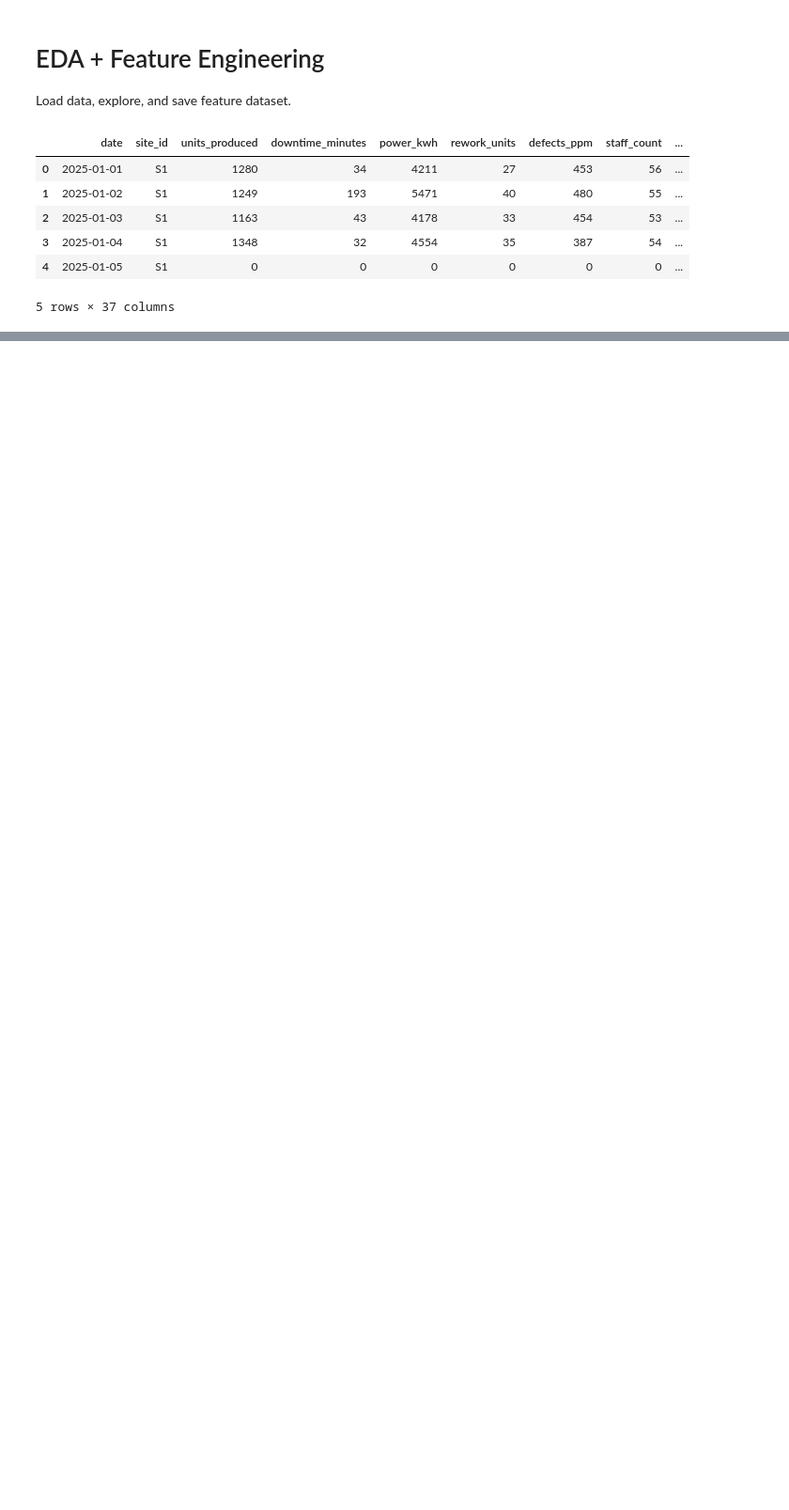
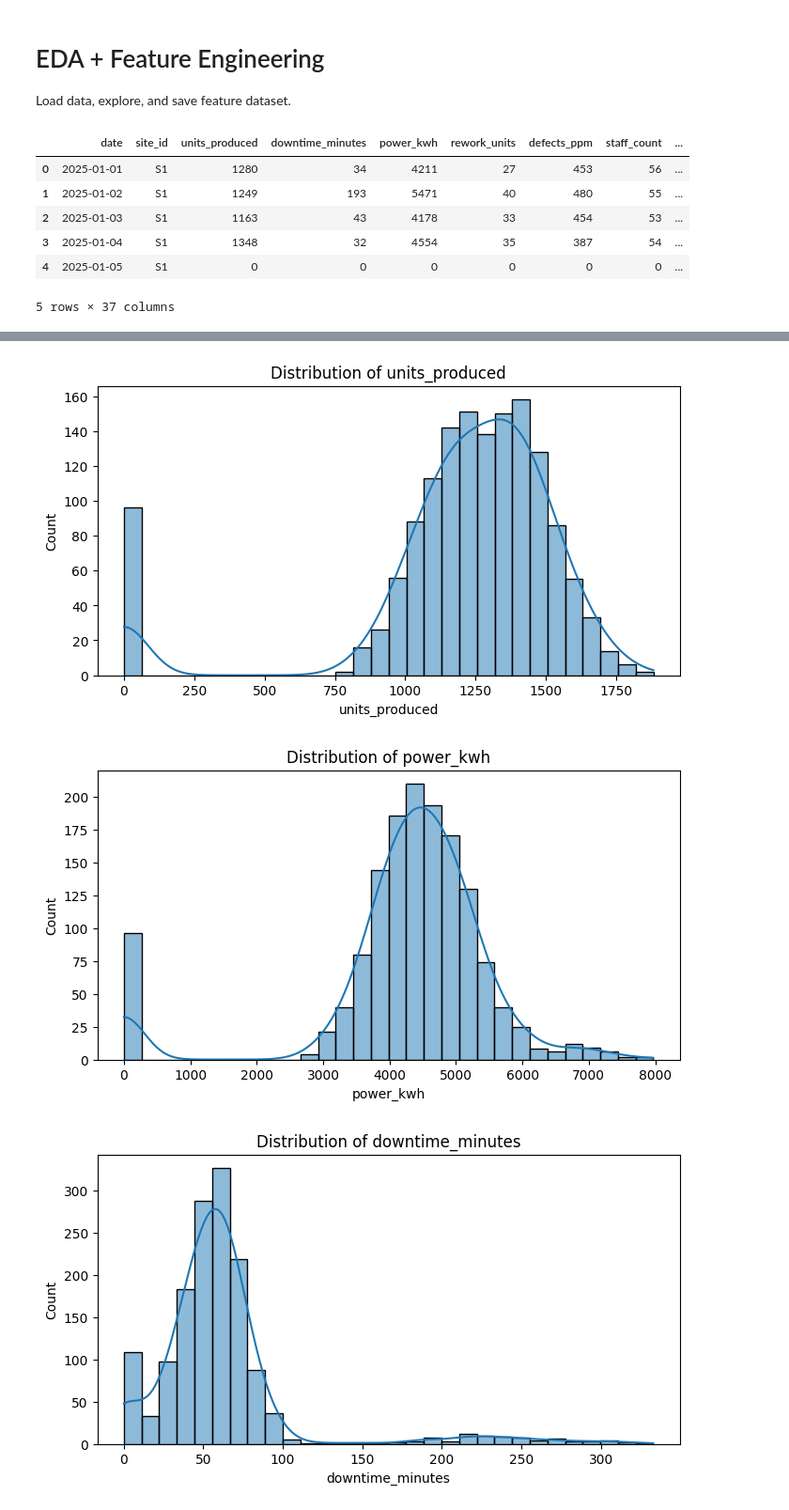
Before and after one commit to PiyushKBhattacharyya/Forecast---Alerting-pipeline-for-multi-site-operations, a Jupyter notebook: notebooks/01_eda_and_features.ipynb, the cells around one changed output, grey strips where cells are left out. Shown at 94% size. Saved outputs shown, nothing was run; the diff lists cells and outputs as text; code cells hidden in the pictures; blank space fills up the shorter version.

```diff
--- a/notebooks/01_eda_and_features.ipynb
+++ b/notebooks/01_eda_and_features.ipynb
@@ -48,5 +48,4 @@ def read_site_meta(path: Optional[str] = None) -> pd.DataFrame:
 # %%
-from __future__ import annotations
 import pandas as pd
 import numpy as np
 
@@ -67,10 +66,10 @@ def add_calendar_features(df: pd.DataFrame, date_col: str = "date") -> pd.DataFr
 
 
 def add_rolling_features(df: pd.DataFrame,
-                         by: list[str] = ["site_id"],
+                         by: list = ["site_id"],
                          date_col: str = "date",
-                         targets: list[str] = ["units_produced", "power_kwh"],
-                         windows: list[int] = [3, 7, 14, 28]) -> pd.DataFrame:
+                         targets: list = ["units_produced", "power_kwh"],
+                         windows: list = [3, 7, 14, 28]) -> pd.DataFrame:
     d = df.copy()
     d = d.sort_values(by + [date_col])
     for tgt in targets:
@@ -106,7 +105,7 @@ def join_site_meta(ops: pd.DataFrame, site_meta: pd.DataFrame) -> pd.DataFrame:
     return ops.merge(meta, on="site_id", how="left")
 
 
-def prepare_features(ops: pd.DataFrame, site_meta: pd.DataFrame | None = None) -> pd.DataFrame:
+def prepare_features(ops: pd.DataFrame, site_meta: pd.DataFrame = None) -> pd.DataFrame:
     d = add_calendar_features(ops)
     d = add_rolling_features(d)
     if site_meta is not None:
@@ -128,3 +127,20 @@ features.head()
 | 3 | 2025-01-04 | S1 | 1348 | 32 | 4554 | 35 | 387 | 54 | ... |
 | 4 | 2025-01-05 | S1 | 0 | 0 | 0 | 0 | 0 | 0 | ... |
 5 rows × 37 columns
+# %%
+from IPython.display import display
+
+df = prepare_features(ops, meta)
+
+# --- Summary statistics ---
+summary = df.describe()
+display(summary.style
+        .background_gradient(cmap='coolwarm', axis=1)  # gradient across columns
+        .format("{:.2f}")
+        .set_caption("--- Summary Statistics ---"))
+
+# --- Missing values ---
+missing = df.isna().sum().to_frame(name="Missing Count")
+display(missing.style
+        .background_gradient(cmap='Reds', axis=0)  # gradient down the rows
+        .set_caption("--- Missing Values per Column ---"))
@@ -130,0 +176,17 @@ features.head()
+# %%
+import matplotlib.pyplot as plt
+import seaborn as sns
+
+# --- Distribution of key metrics ---
+metrics = ["units_produced", "power_kwh", "downtime_minutes"]  # downtime might be optional
+
+for col in metrics:
+    if col in df.columns:
+        plt.figure(figsize=(8,4))
+        sns.histplot(df[col], kde=True, bins=30)
+        plt.title(f"Distribution of {col}")
+        plt.show()
+# %% [output]
+[figure, added]
+[figure, added]
+[figure, added]
```
Also changed, not shown: parts of 5 cells of this notebook, 3 other files.
